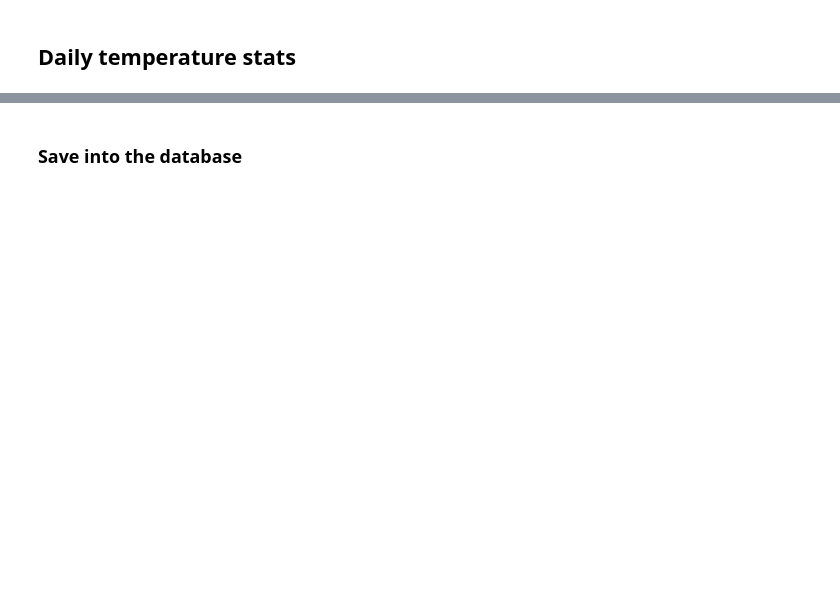
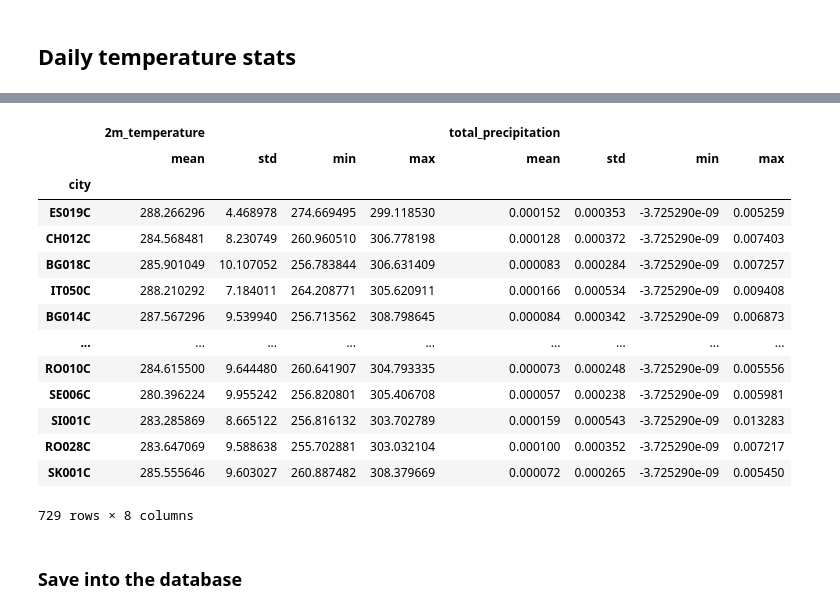
Before and after one commit to FAIRiCUBE/uc1-urban-climate, a Jupyter notebook: notebooks/dev/f04_climate_data/climate_indicators.ipynb, the cells around one changed output, grey strips where cells are left out. Cells and saved outputs as stored; diff of their text form; code cells hidden in the pictures; blank space fills up the shorter version.

```diff
--- a/notebooks/dev/f04_climate_data/climate_indicators.ipynb
+++ b/notebooks/dev/f04_climate_data/climate_indicators.ipynb
@@ -302,30 +319,30 @@ engine_postgresql = sa.create_engine('postgresql://'+USER+':'+PSW+ '@'+POSTGRESQ
 ## testing reading tables from database:
 
 with engine_postgresql.begin() as conn:
-    query = text("""SELECT urau_code, lat, lon, iso2, timezone, tc_name
-    FROM lut.city_working_lat_lon_list;""")
+    query = text("""SELECT urau_code, _wgs84y, _wgs84x, time_zone_offset
+    FROM lut.l_city_urau2021;""")
     city_center_df = pd.read_sql_query(query, conn)
 #print (city_center_df)
 city_center_df = city_center_df.reset_index()  # make sure indexes pair with number of rows
 
-city_center_df_r = city_center_df#[66:] #use this to create dataset subset
+city_center_df_r = city_center_df#[city_center_df['urau_code'] == 'PT007C']#[66:] #use this to create dataset subset
 # city_center_df_r = city_center_df_r.loc[~(city_center_df_r['urau_code'].isin(['PT001C1', 'PT002C1', 'PT003C1']))]
 # get city coordinates
 # lonlat_list =[["NL005C", 4.640960, 52.113299], ["NL006C", 5.384670, 52.173656], ["NL007C", 5.921886, 52.189884]]
 # helper function
 def lon_to_360(dlon: float) -> float:
-  return ((360 + (dlon % 360)) % 360)
+    return ((360 + (dlon % 360)) % 360)
 
-lon_list = [lon_to_360(val) for val in city_center_df_r["lon"].values.tolist()]
-lat_list = city_center_df_r["lat"].values.tolist()
+lon_list = [lon_to_360(val) for val in city_center_df_r["_wgs84x"].values.tolist()]
+lat_list = city_center_df_r["_wgs84y"].values.tolist()
 city_list = city_center_df_r["urau_code"].values.tolist()
 target_lon = xr.DataArray(lon_list, dims="city", coords={"city": city_list})
 target_lat = xr.DataArray(lat_list, dims="city", coords={"city": city_list})
-time_zone_offset = xr.DataArray(city_center_df_r['timezone'], dims="city", coords={"city": city_list})
+time_zone_offset = xr.DataArray(city_center_df_r['time_zone_offset'], dims="city", coords={"city": city_list})
 # %%
 # subest time: TIME-RANGE
 start_date = "2018-01-01"
-end_date = "2018-12-31"   #30years
+end_date = "2018-12-31"
 data = arco_era5.sel(time=slice(start_date, end_date))
 ## next filter dataframe by city:
 data = data.sel(
@@ -342,4 +359,4 @@ data = xr.merge([data,time_zone_offset])
 data_df = data.to_dask_dataframe()
 data_df = data_df.reset_index()
 # select only relevant variables
-data_df = data_df[['city', 'time', 'timezone', 'latitude', 'longitude', '2m_temperature']]
+data_df = data_df[['city', 'time', 'time_zone_offset', 'latitude', 'longitude', '2m_temperature', 'total_precipitation']]
@@ -526,2 +568,20 @@ temp_stats_c.to_csv('2m_temperature_2018_stats.csv')
+# %%
+climate_stats_c
+# %% [output]
+|  | 2m_temperature |  |  |  | total_precipitation |  |  |  |
+|  | mean | std | min | max | mean | std | min | max |
+| city |  |  |  |  |  |  |  |  |
+| ES019C | 288.266296 | 4.468978 | 274.669495 | 299.118530 | 0.000152 | 0.000353 | -3.725290e-09 | 0.005259 |
+| CH012C | 284.568481 | 8.230749 | 260.960510 | 306.778198 | 0.000128 | 0.000372 | -3.725290e-09 | 0.007403 |
+| BG018C | 285.901049 | 10.107052 | 256.783844 | 306.631409 | 0.000083 | 0.000284 | -3.725290e-09 | 0.007257 |
+| IT050C | 288.210292 | 7.184011 | 264.208771 | 305.620911 | 0.000166 | 0.000534 | -3.725290e-09 | 0.009408 |
+| BG014C | 287.567296 | 9.539940 | 256.713562 | 308.798645 | 0.000084 | 0.000342 | -3.725290e-09 | 0.006873 |
+| ... | ... | ... | ... | ... | ... | ... | ... | ... |
+| RO010C | 284.615500 | 9.644480 | 260.641907 | 304.793335 | 0.000073 | 0.000248 | -3.725290e-09 | 0.005556 |
+| SE006C | 280.396224 | 9.955242 | 256.820801 | 305.406708 | 0.000057 | 0.000238 | -3.725290e-09 | 0.005981 |
+| SI001C | 283.285869 | 8.665122 | 256.816132 | 303.702789 | 0.000159 | 0.000543 | -3.725290e-09 | 0.013283 |
+| RO028C | 283.647069 | 9.588638 | 255.702881 | 303.032104 | 0.000100 | 0.000352 | -3.725290e-09 | 0.007217 |
+| SK001C | 285.555646 | 9.603027 | 260.887482 | 308.379669 | 0.000072 | 0.000265 | -3.725290e-09 | 0.005450 |
+729 rows × 8 columns
 # %% [markdown]
 ### Save into the database
```
Also changed, not shown: parts of 27 cells of this notebook, 5 other files.
